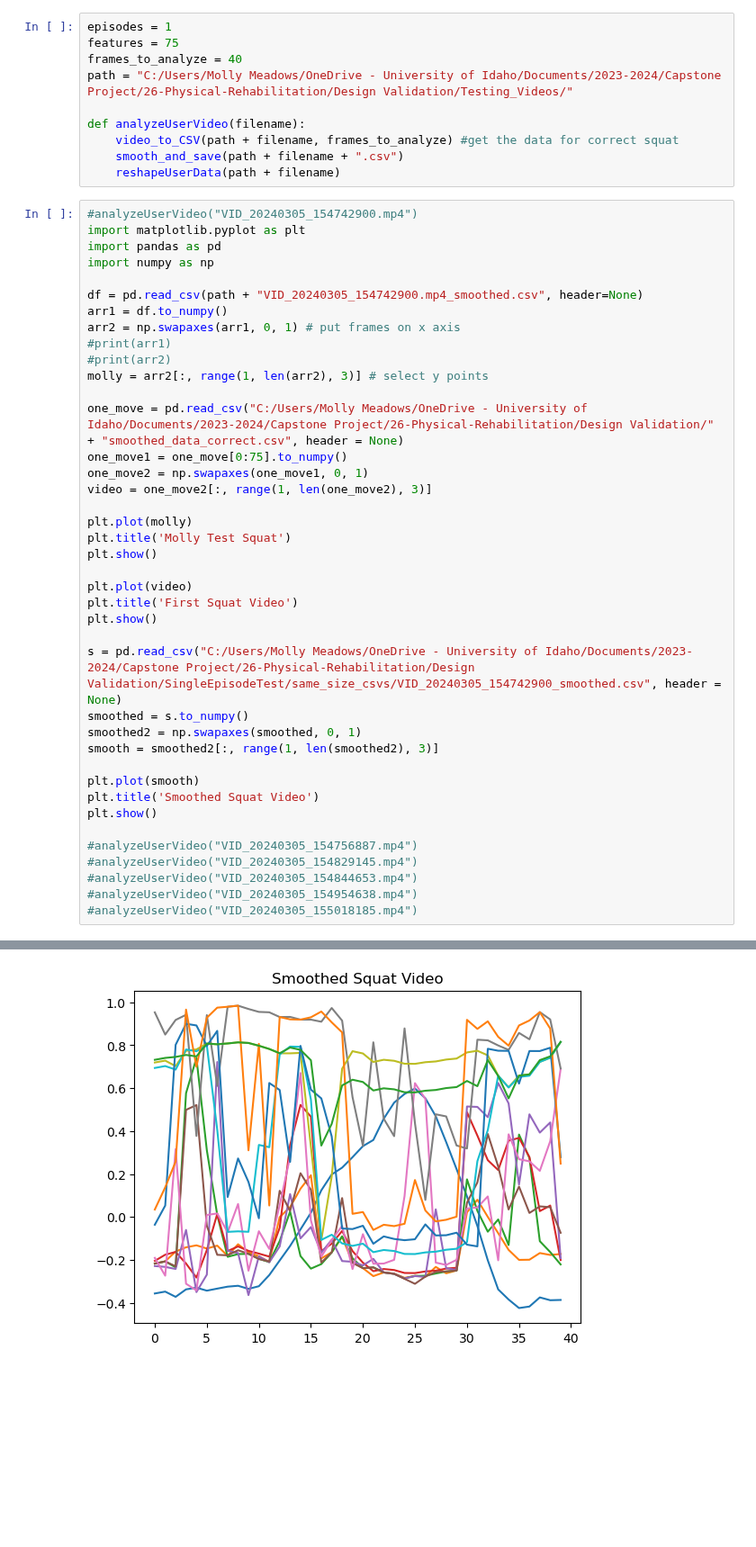
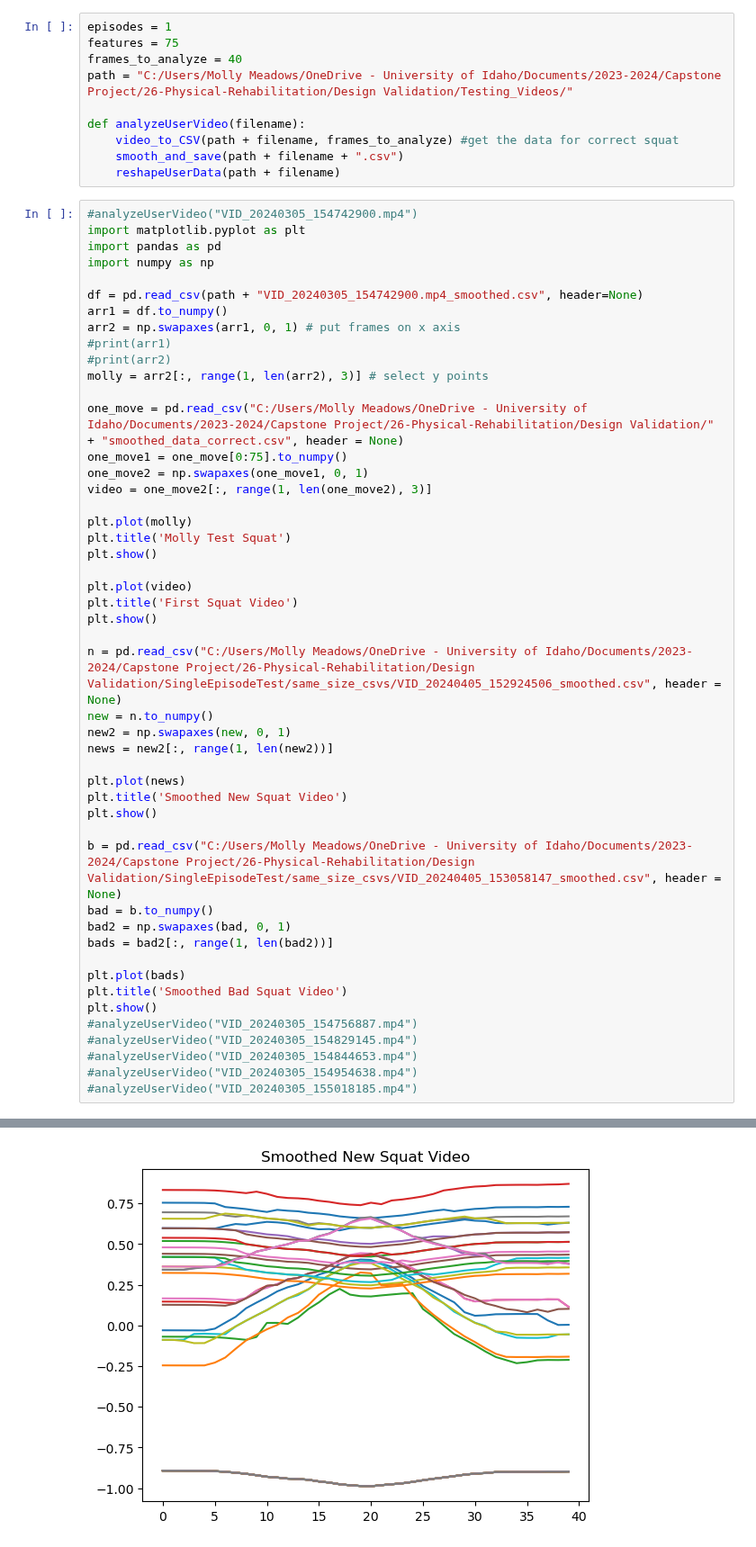
Before and after one commit to MollyEM/26-Physical-Rehabilitation, a Jupyter notebook: Design Validation/Testing.ipynb, the cells around one changed output, grey strips where cells are left out. Shown at 90% size. Saved outputs shown, nothing was run; the diff lists cells and outputs as text; blank space fills up the shorter version.

Commit message:
design validation testing

```diff
--- a/Design Validation/Testing.ipynb
+++ b/Design Validation/Testing.ipynb
@@ -254,37 +254,45 @@ df = pd.read_csv(path + "VID_20240305_154742900.mp4_smoothed.csv", header=None)
 arr1 = df.to_numpy()
 arr2 = np.swapaxes(arr1, 0, 1) # put frames on x axis
 #print(arr1)
 #print(arr2)
 molly = arr2[:, range(1, len(arr2), 3)] # select y points
 
 one_move = pd.read_csv("C:/Users/Molly Meadows/OneDrive - University of Idaho/Documents/2023-2024/Capstone Project/26-Physical-Rehabilitation/Design Validation/" + "smoothed_data_correct.csv", header = None)
 one_move1 = one_move[0:75].to_numpy()
 one_move2 = np.swapaxes(one_move1, 0, 1)
 video = one_move2[:, range(1, len(one_move2), 3)]
 
 plt.plot(molly)
 plt.title('Molly Test Squat')
 plt.show()
 
 plt.plot(video)
 plt.title('First Squat Video')
 plt.show()
 
-s = pd.read_csv("C:/Users/Molly Meadows/OneDrive - University of Idaho/Documents/2023-2024/Capstone Project/26-Physical-Rehabilitation/Design Validation/SingleEpisodeTest/same_size_csvs/VID_20240305_154742900_smoothed.csv", header = None)
-smoothed = s.to_numpy()
-smoothed2 = np.swapaxes(smoothed, 0, 1)
-smooth = smoothed2[:, range(1, len(smoothed2), 3)]
+n = pd.read_csv("C:/Users/Molly Meadows/OneDrive - University of Idaho/Documents/2023-2024/Capstone Project/26-Physical-Rehabilitation/Design Validation/SingleEpisodeTest/same_size_csvs/VID_20240405_152924506_smoothed.csv", header = None)
+new = n.to_numpy()
+new2 = np.swapaxes(new, 0, 1)
+news = new2[:, range(1, len(new2))]
 
-plt.plot(smooth)
-plt.title('Smoothed Squat Video')
+plt.plot(news)
+plt.title('Smoothed New Squat Video')
 plt.show()
 
+b = pd.read_csv("C:/Users/Molly Meadows/OneDrive - University of Idaho/Documents/2023-2024/Capstone Project/26-Physical-Rehabilitation/Design Validation/SingleEpisodeTest/same_size_csvs/VID_20240405_153058147_smoothed.csv", header = None)
+bad = b.to_numpy()
+bad2 = np.swapaxes(bad, 0, 1)
+bads = bad2[:, range(1, len(bad2))]
+
+plt.plot(bads)
+plt.title('Smoothed Bad Squat Video')
+plt.show()
 #analyzeUserVideo("VID_20240305_154756887.mp4")
 #analyzeUserVideo("VID_20240305_154829145.mp4")
 #analyzeUserVideo("VID_20240305_154844653.mp4")
 #analyzeUserVideo("VID_20240305_154954638.mp4")
 #analyzeUserVideo("VID_20240305_155018185.mp4")
 # %% [output]
 [figure]
 [figure]
-[figure, old version]
+[figure, new version]
```
Also changed, not shown: parts of 1 cell of this notebook, 35 other files.
